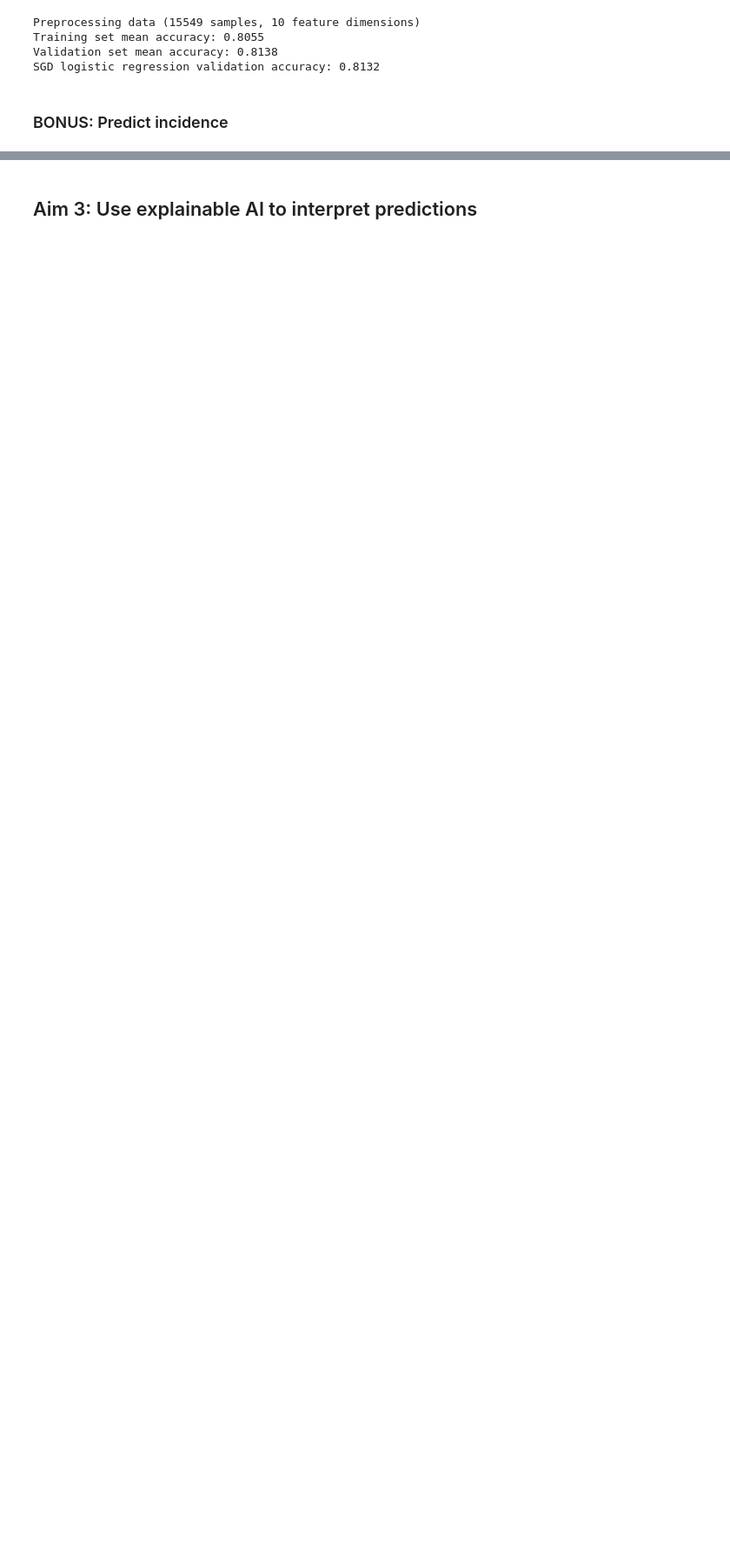
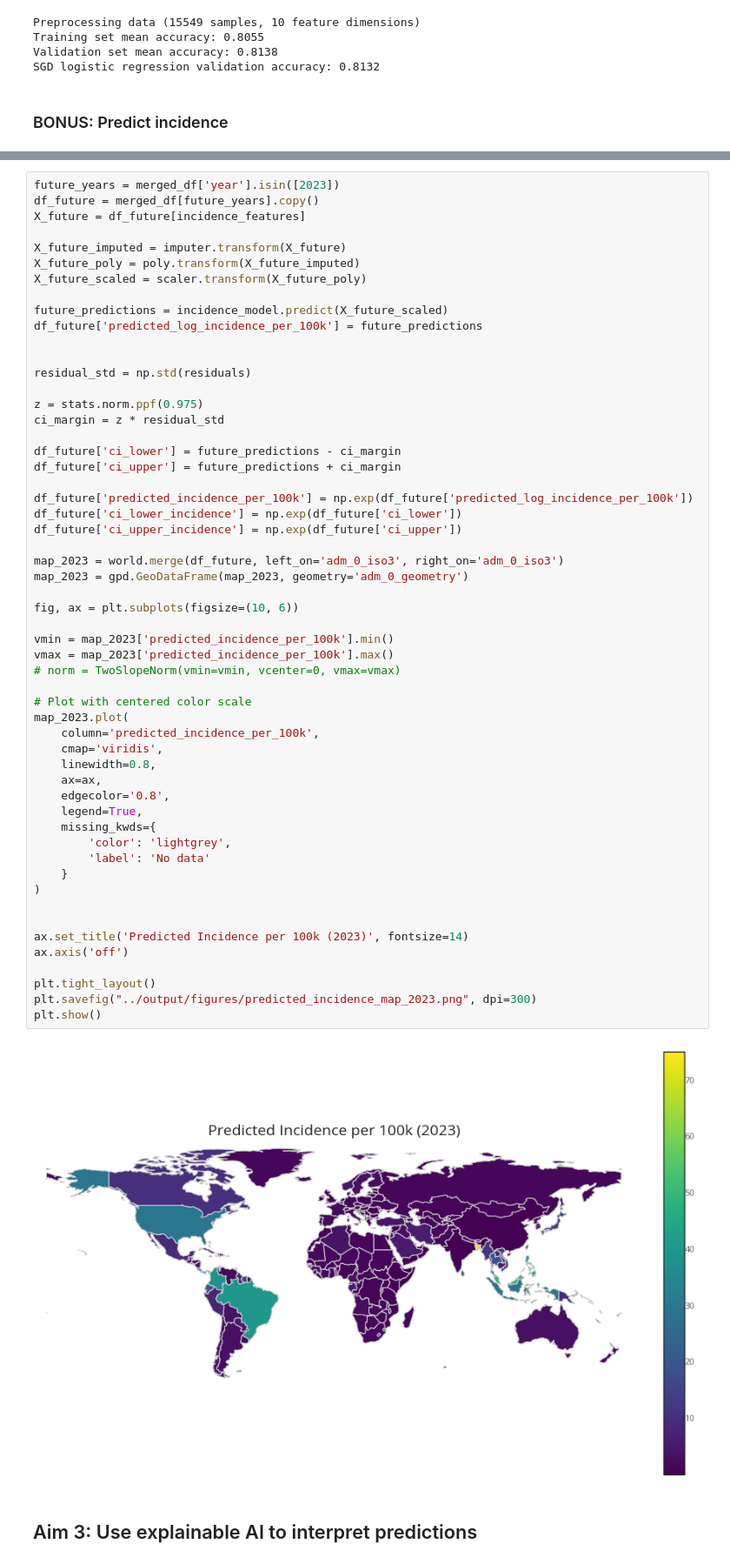
Before and after one commit to haileyrobertson/robertson-cpsc581, a Jupyter notebook: final-project/src/01_classify_by_endemicity_status.ipynb, the cells around one changed output, grey strips where cells are left out. Shown at 87% size. Cells and saved outputs as stored; diff of their text form; blank space fills up the shorter version.

```diff
--- a/final-project/src/01_classify_by_endemicity_status.ipynb
+++ b/final-project/src/01_classify_by_endemicity_status.ipynb
@@ -1135,3 +1136,60 @@ Validation R^2: 0.3528
+# %%
+future_years = merged_df['year'].isin([2023])
+df_future = merged_df[future_years].copy()
+X_future = df_future[incidence_features]
+
+X_future_imputed = imputer.transform(X_future)
+X_future_poly = poly.transform(X_future_imputed)
+X_future_scaled = scaler.transform(X_future_poly)
+
+future_predictions = incidence_model.predict(X_future_scaled)
+df_future['predicted_log_incidence_per_100k'] = future_predictions
+
+
+residual_std = np.std(residuals)
+
+z = stats.norm.ppf(0.975)
+ci_margin = z * residual_std
+
+df_future['ci_lower'] = future_predictions - ci_margin
+df_future['ci_upper'] = future_predictions + ci_margin
+
+df_future['predicted_incidence_per_100k'] = np.exp(df_future['predicted_log_incidence_per_100k'])
+df_future['ci_lower_incidence'] = np.exp(df_future['ci_lower'])
+df_future['ci_upper_incidence'] = np.exp(df_future['ci_upper'])
+
+map_2023 = world.merge(df_future, left_on='adm_0_iso3', right_on='adm_0_iso3')
+map_2023 = gpd.GeoDataFrame(map_2023, geometry='adm_0_geometry')
+
+fig, ax = plt.subplots(figsize=(10, 6))
+
+vmin = map_2023['predicted_incidence_per_100k'].min()
+vmax = map_2023['predicted_incidence_per_100k'].max()
+# norm = TwoSlopeNorm(vmin=vmin, vcenter=0, vmax=vmax)
+
+# Plot with centered color scale
+map_2023.plot(
+    column='predicted_incidence_per_100k',
+    cmap='viridis',
+    linewidth=0.8,
+    ax=ax,
+    edgecolor='0.8',
+    legend=True,
+    missing_kwds={
+        'color': 'lightgrey',
+        'label': 'No data'
+    }
+)
+
+
+ax.set_title('Predicted Incidence per 100k (2023)', fontsize=14)
+ax.axis('off')
+
+plt.tight_layout()
+plt.savefig("../output/figures/predicted_incidence_map_2023.png", dpi=300)
+plt.show()
+# %% [output]
+[figure, added]
 # %% [markdown]
 ## Aim 3: Use explainable AI to interpret predictions
 # %%
```
Also changed, not shown: parts of 3 cells of this notebook, 4 other files.
